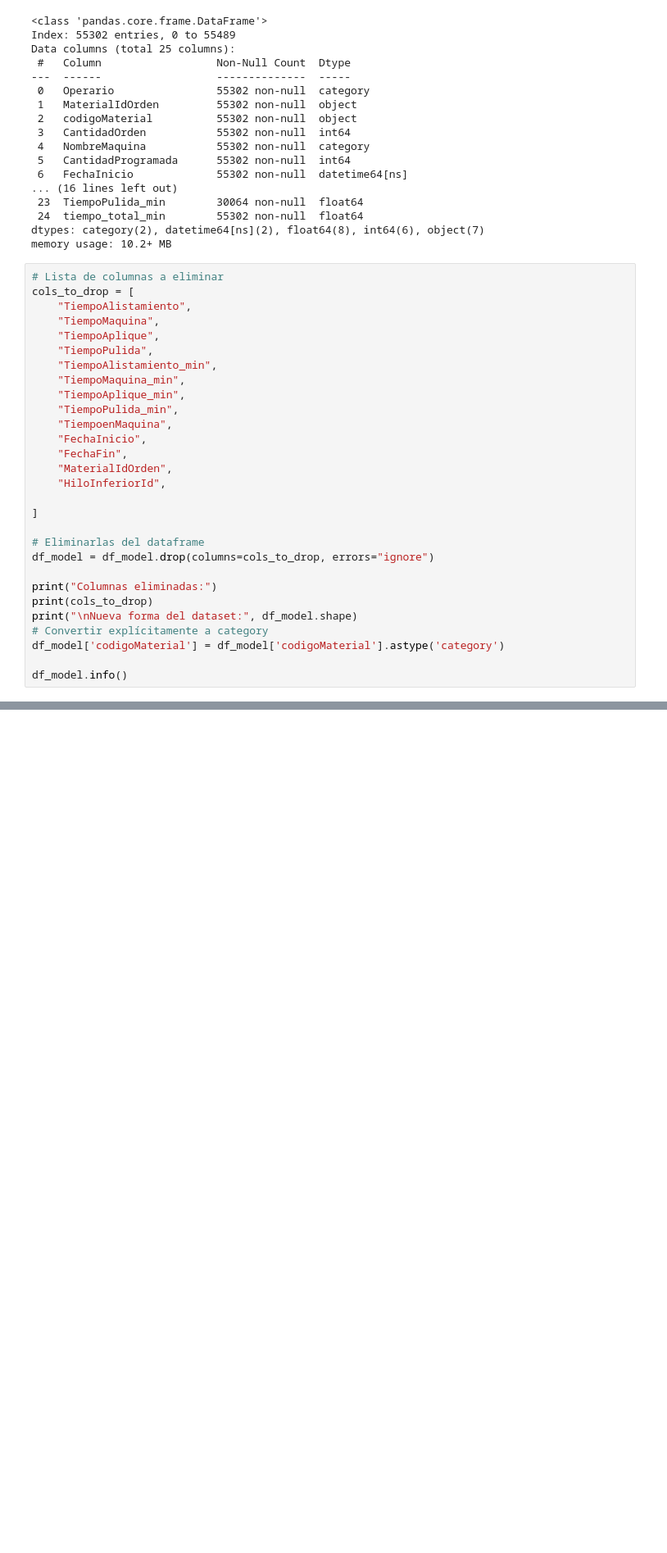
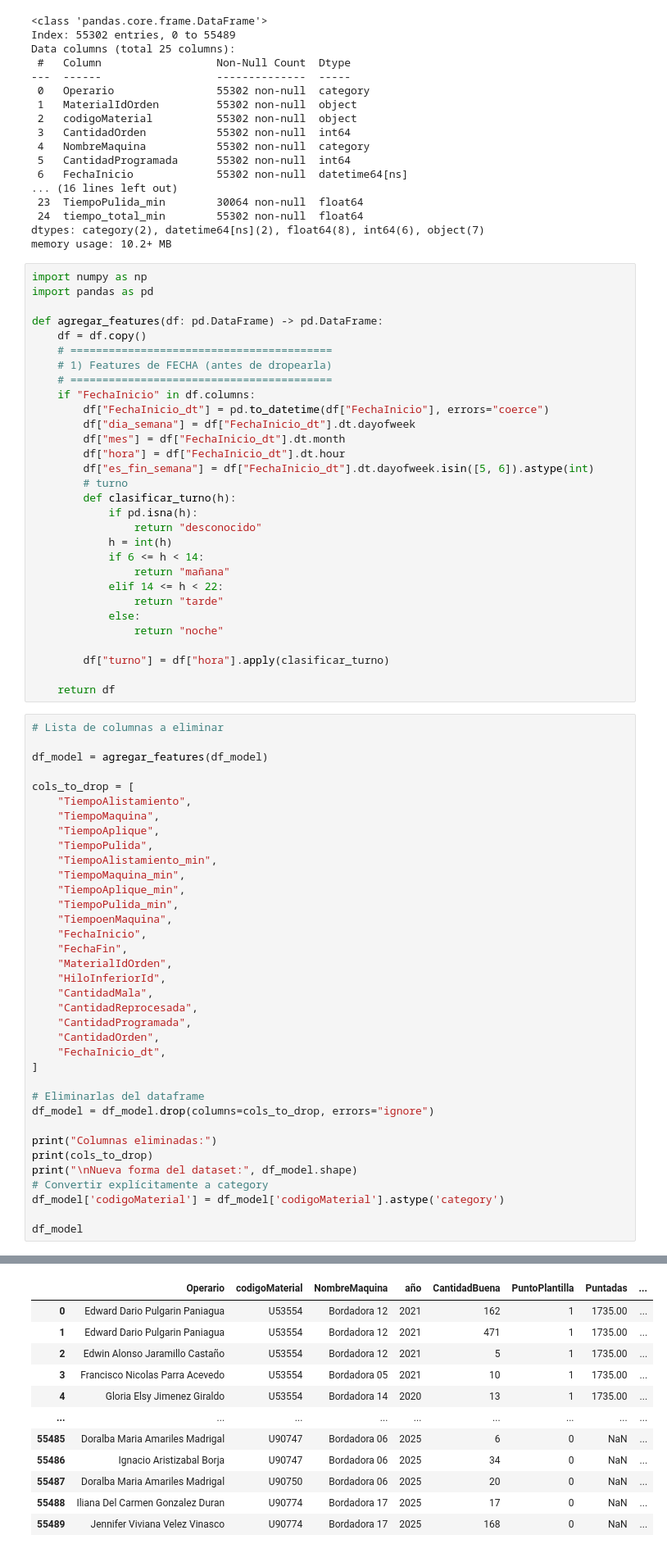
Before and after one commit to Henao13/Data-SciencePI, a Jupyter notebook: eda_incial (1).ipynb, the cells around one changed output, grey strips where cells are left out. Shown at 82% size. Drawn from its saved outputs; the diff is of its cells as text; blank space fills up the shorter version.

```diff
--- a/eda_incial (1).ipynb
+++ b/eda_incial (1).ipynb
@@ -1569,8 +1565,41 @@ Data columns (total 25 columns):
  24  tiempo_total_min        55302 non-null  float64
 dtypes: category(2), datetime64[ns](2), float64(8), int64(6), object(7)
 memory usage: 10.2+ MB
+# %%
+import numpy as np
+import pandas as pd
+
+def agregar_features(df: pd.DataFrame) -> pd.DataFrame:
+    df = df.copy()
+    # =========================================
+    # 1) Features de FECHA (antes de dropearla)
+    # =========================================
+    if "FechaInicio" in df.columns:
+        df["FechaInicio_dt"] = pd.to_datetime(df["FechaInicio"], errors="coerce")
+        df["dia_semana"] = df["FechaInicio_dt"].dt.dayofweek
+        df["mes"] = df["FechaInicio_dt"].dt.month
+        df["hora"] = df["FechaInicio_dt"].dt.hour
+        df["es_fin_semana"] = df["FechaInicio_dt"].dt.dayofweek.isin([5, 6]).astype(int)
+        # turno
+        def clasificar_turno(h):
+            if pd.isna(h):
+                return "desconocido"
+            h = int(h)
+            if 6 <= h < 14:
+                return "mañana"
+            elif 14 <= h < 22:
+                return "tarde"
+            else:
+                return "noche"
+
+        df["turno"] = df["hora"].apply(clasificar_turno)
+
+    return df
 # %%
 # Lista de columnas a eliminar
+
+df_model = agregar_features(df_model)
+
 cols_to_drop = [
     "TiempoAlistamiento",
     "TiempoMaquina",
@@ -1585,7 +1614,11 @@ cols_to_drop = [
     "FechaFin",
     "MaterialIdOrden",
     "HiloInferiorId",
-
+    "CantidadMala",
+    "CantidadReprocesada",
+    "CantidadProgramada",
+    "CantidadOrden",
+    "FechaInicio_dt",
 ]
 
 # Eliminarlas del dataframe
@@ -1597,7 +1630,7 @@ print("\nNueva forma del dataset:", df_model.shape)
 # Convertir explícitamente a category
 df_model['codigoMaterial'] = df_model['codigoMaterial'].astype('category')
 
-df_model.info()
+df_model
 # %% [output]
 Columnas eliminadas:
 ['TiempoAlistamiento', 'TiempoMaquina', 'TiempoAplique', 'TiempoPulida', 'TiempoAlistamiento_min', 'TiempoMaquina_min', 'TiempoAplique_min', 'TiempoPulida_min', 'TiempoenMaquina', 'FechaInicio', 'Fech ...
@@ -1618,0 +1639,12 @@ memory usage: 4.7+ MB
+|  | Operario | codigoMaterial | NombreMaquina | año | CantidadBuena | PuntoPlantilla | Puntadas | ... |
+| 0 | Edward Dario Pulgarin Paniagua | U53554 | Bordadora 12 | 2021 | 162 | 1 | 1735.00 | ... |
+| 1 | Edward Dario Pulgarin Paniagua | U53554 | Bordadora 12 | 2021 | 471 | 1 | 1735.00 | ... |
+| 2 | Edwin Alonso Jaramillo Castaño | U53554 | Bordadora 12 | 2021 | 5 | 1 | 1735.00 | ... |
+| 3 | Francisco Nicolas Parra Acevedo | U53554 | Bordadora 05 | 2021 | 10 | 1 | 1735.00 | ... |
+| 4 | Gloria Elsy Jimenez Giraldo | U53554 | Bordadora 14 | 2020 | 13 | 1 | 1735.00 | ... |
+| ... | ... | ... | ... | ... | ... | ... | ... | ... |
+| 55485 | Doralba Maria Amariles Madrigal | U90747 | Bordadora 06 | 2025 | 6 | 0 | NaN | ... |
+| 55486 | Ignacio Aristizabal Borja | U90747 | Bordadora 06 | 2025 | 34 | 0 | NaN | ... |
+| 55487 | Doralba Maria Amariles Madrigal | U90750 | Bordadora 06 | 2025 | 20 | 0 | NaN | ... |
+| 55488 | Iliana Del Carmen Gonzalez Duran | U90774 | Bordadora 17 | 2025 | 17 | 0 | NaN | ... |
+| 55489 | Jennifer Viviana Velez Vinasco | U90774 | Bordadora 17 | 2025 | 168 | 0 | NaN | ... |
```
Also changed, not shown: parts of 19 cells of this notebook, 4 other files.
